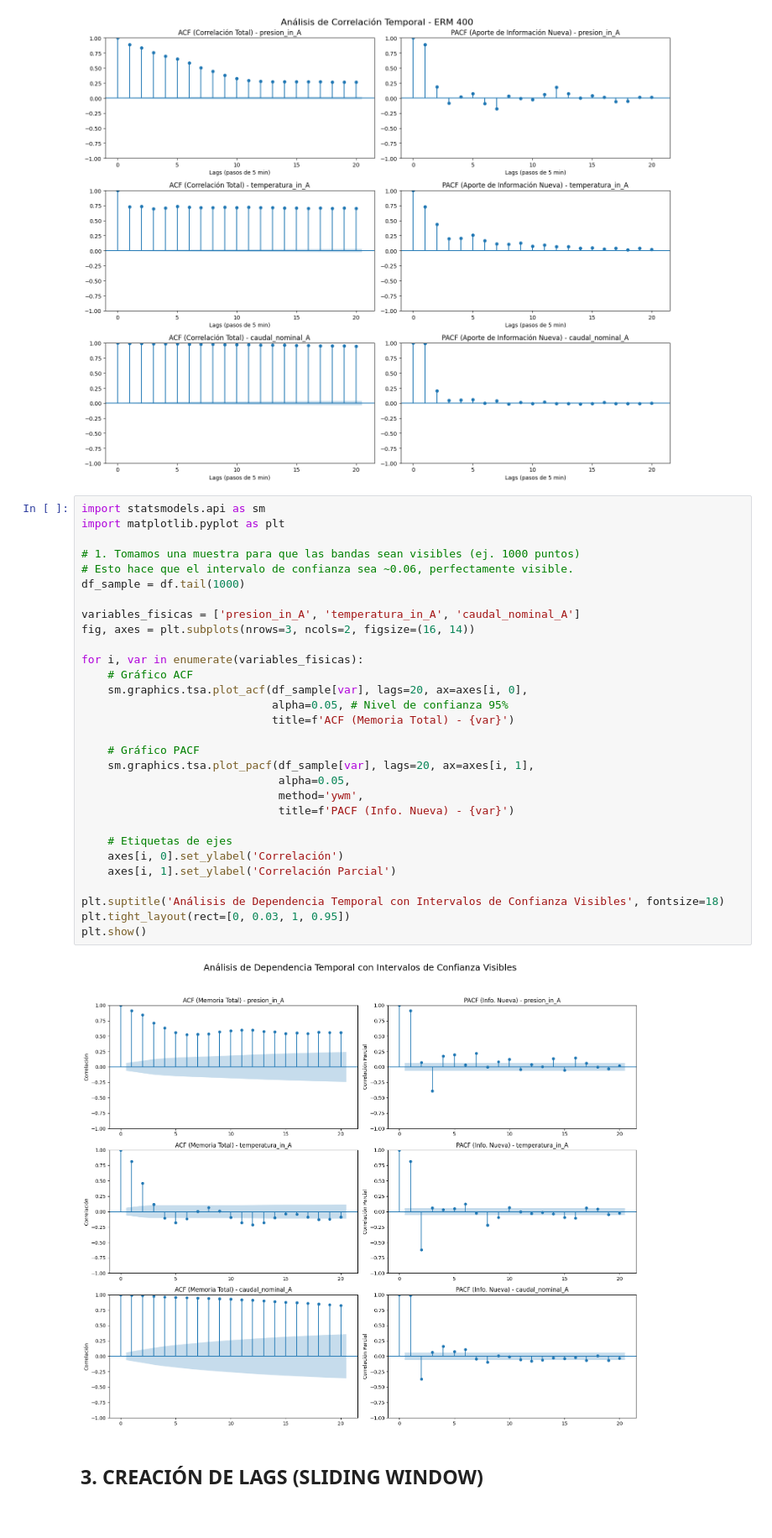
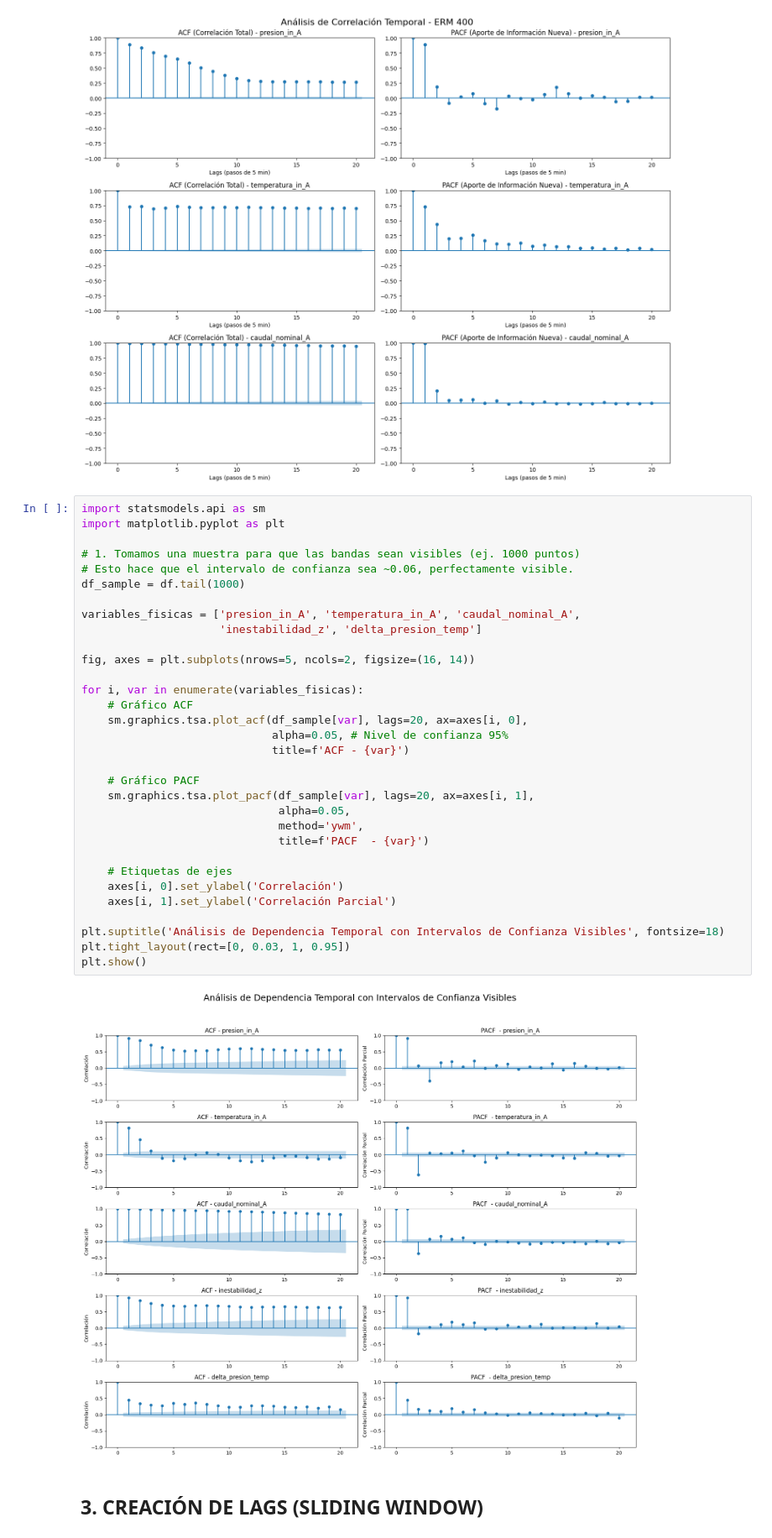
Before and after one commit to BryanInche/27.tfm_enagas_ia, a Jupyter notebook: notebooks/04_Modelado_Supervisado.ipynb, the cells around one changed output. Shown at 84% size. Drawn from its saved outputs; the diff is of its cells as text.

```diff
--- a/notebooks/04_Modelado_Supervisado.ipynb
+++ b/notebooks/04_Modelado_Supervisado.ipynb
@@ -146,35 +120,37 @@ plt.show()
 # %%
 import statsmodels.api as sm
 import matplotlib.pyplot as plt
 
 # 1. Tomamos una muestra para que las bandas sean visibles (ej. 1000 puntos)
 # Esto hace que el intervalo de confianza sea ~0.06, perfectamente visible.
 df_sample = df.tail(1000)
 
-variables_fisicas = ['presion_in_A', 'temperatura_in_A', 'caudal_nominal_A']
-fig, axes = plt.subplots(nrows=3, ncols=2, figsize=(16, 14))
+variables_fisicas = ['presion_in_A', 'temperatura_in_A', 'caudal_nominal_A',
+                     'inestabilidad_z', 'delta_presion_temp']
+
+fig, axes = plt.subplots(nrows=5, ncols=2, figsize=(16, 14))
 
 for i, var in enumerate(variables_fisicas):
     # Gráfico ACF
     sm.graphics.tsa.plot_acf(df_sample[var], lags=20, ax=axes[i, 0],
                              alpha=0.05, # Nivel de confianza 95%
-                             title=f'ACF (Memoria Total) - {var}')
+                             title=f'ACF - {var}')
 
     # Gráfico PACF
     sm.graphics.tsa.plot_pacf(df_sample[var], lags=20, ax=axes[i, 1],
                               alpha=0.05,
                               method='ywm',
-                              title=f'PACF (Info. Nueva) - {var}')
+                              title=f'PACF  - {var}')
 
     # Etiquetas de ejes
     axes[i, 0].set_ylabel('Correlación')
     axes[i, 1].set_ylabel('Correlación Parcial')
 
 plt.suptitle('Análisis de Dependencia Temporal con Intervalos de Confianza Visibles', fontsize=18)
 plt.tight_layout(rect=[0, 0.03, 1, 0.95])
 plt.show()
 # %% [output]
-[figure, old version]
+[figure, new version]
 # %% [markdown]
 ## 3. CREACIÓN DE LAGS (SLIDING WINDOW)
 # %%
```
Also changed, not shown: parts of 42 cells of this notebook, 3 other files.
